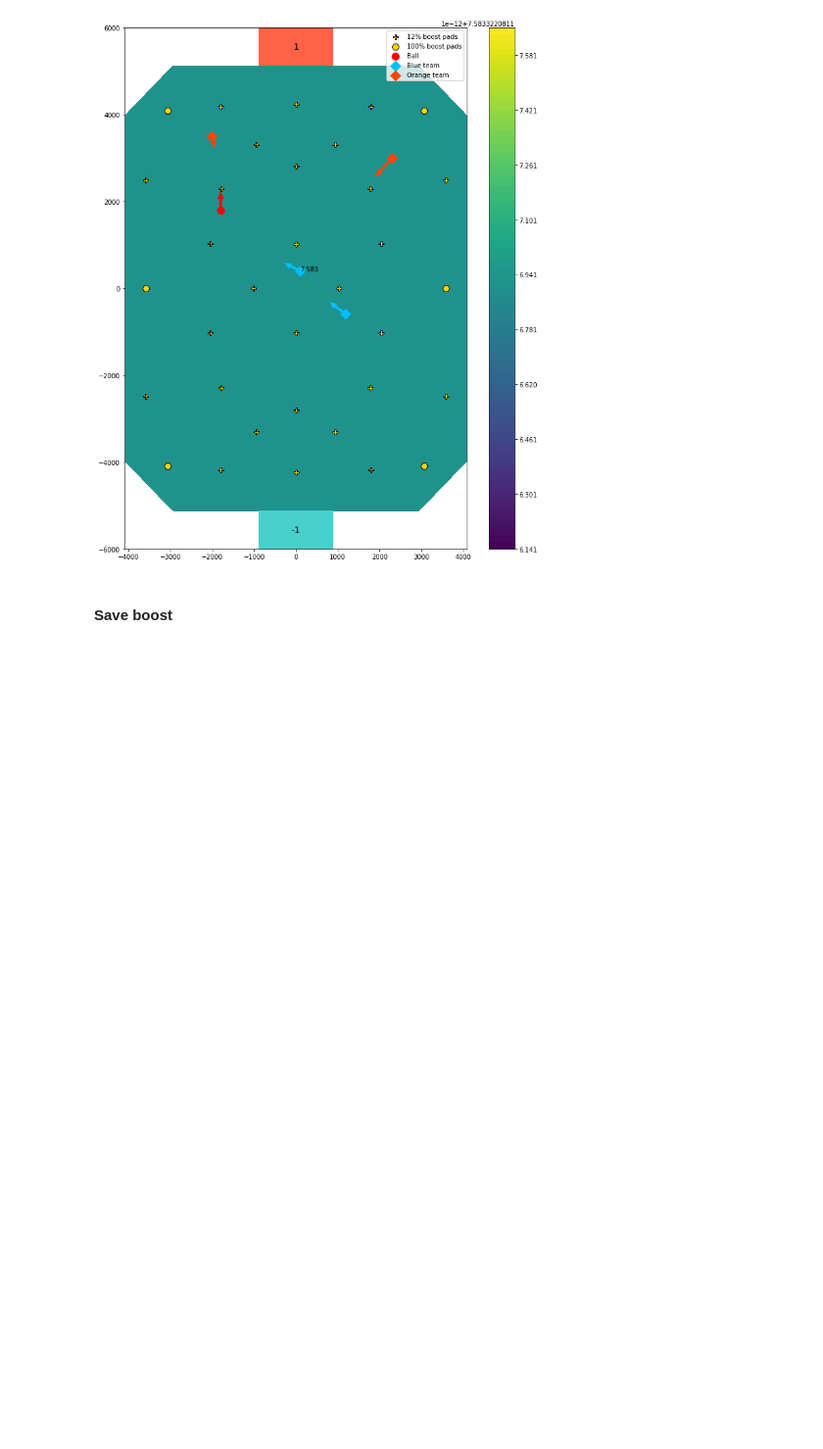
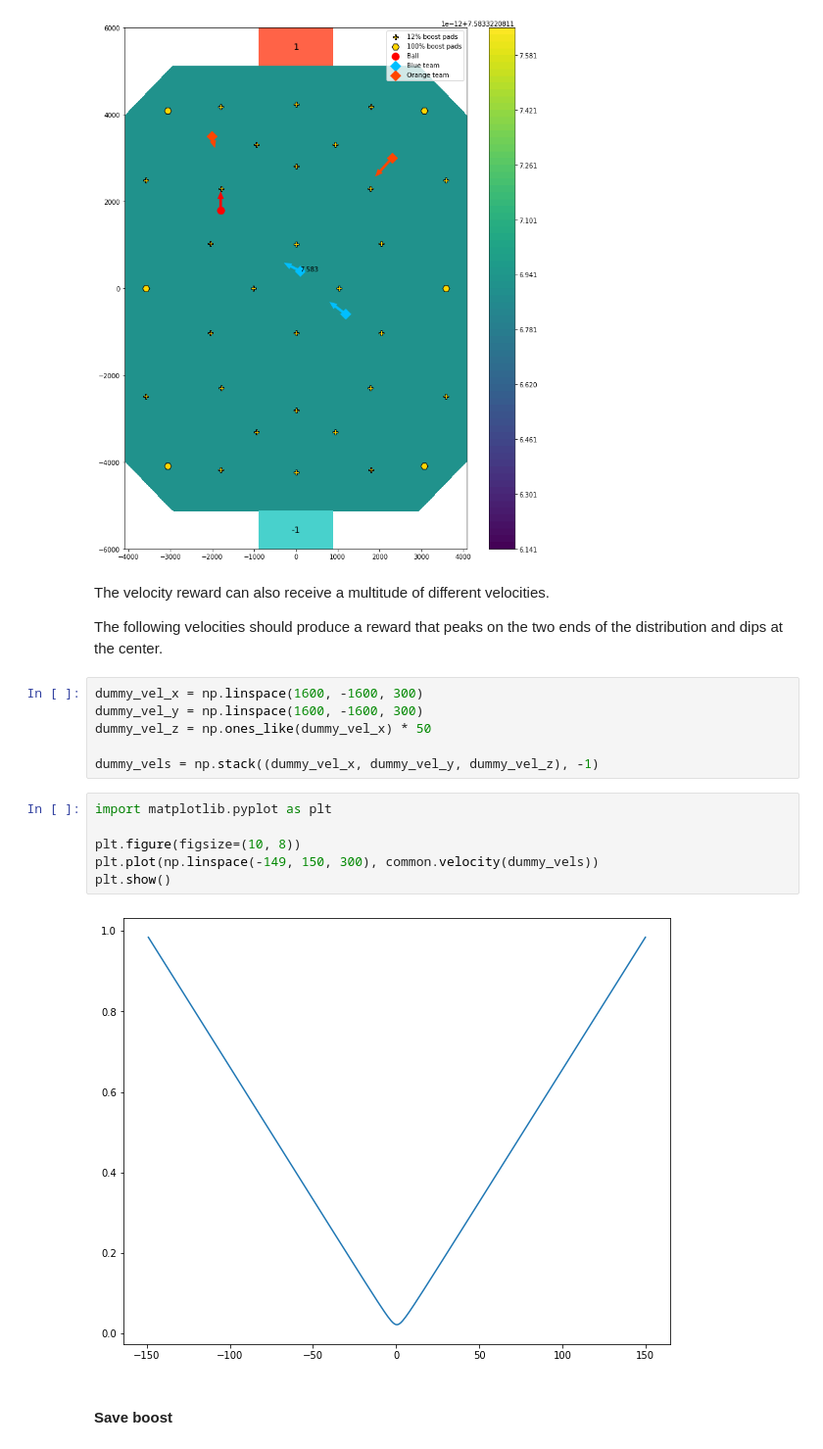
Before and after one commit to Enkhai/lucy-utils, a Jupyter notebook: examples/16_reward_shaping/analysis.ipynb, the cells around one changed output. Shown at 98% size. Cells and saved outputs as stored; diff of their text form; blank space fills up the shorter version.

Commit message:
Enhanced align_ball reward to allow for plotting

```diff
--- a/examples/16_reward_shaping/analysis.ipynb
+++ b/examples/16_reward_shaping/analysis.ipynb
@@ -456,6 +455,24 @@ plotting.arena_contour(event_vel_zs,
                        )
 # %% [output]
 [figure]
+# %% [markdown]
+The velocity reward can also receive a multitude of different velocities.
+
+The following velocities should produce a reward that peaks on the two ends of the distribution and dips at the center.
+# %%
+dummy_vel_x = np.linspace(1600, -1600, 300)
+dummy_vel_y = np.linspace(1600, -1600, 300)
+dummy_vel_z = np.ones_like(dummy_vel_x) * 50
+
+dummy_vels = np.stack((dummy_vel_x, dummy_vel_y, dummy_vel_z), -1)
+# %%
+import matplotlib.pyplot as plt
+
+plt.figure(figsize=(10, 8))
+plt.plot(np.linspace(-149, 150, 300), common.velocity(dummy_vels))
+plt.show()
+# %% [output]
+[figure, added]
 # %% [markdown]
 #### Save boost
 # %% [markdown]
```
Also changed, not shown: parts of 29 cells of this notebook, 3 other files.
